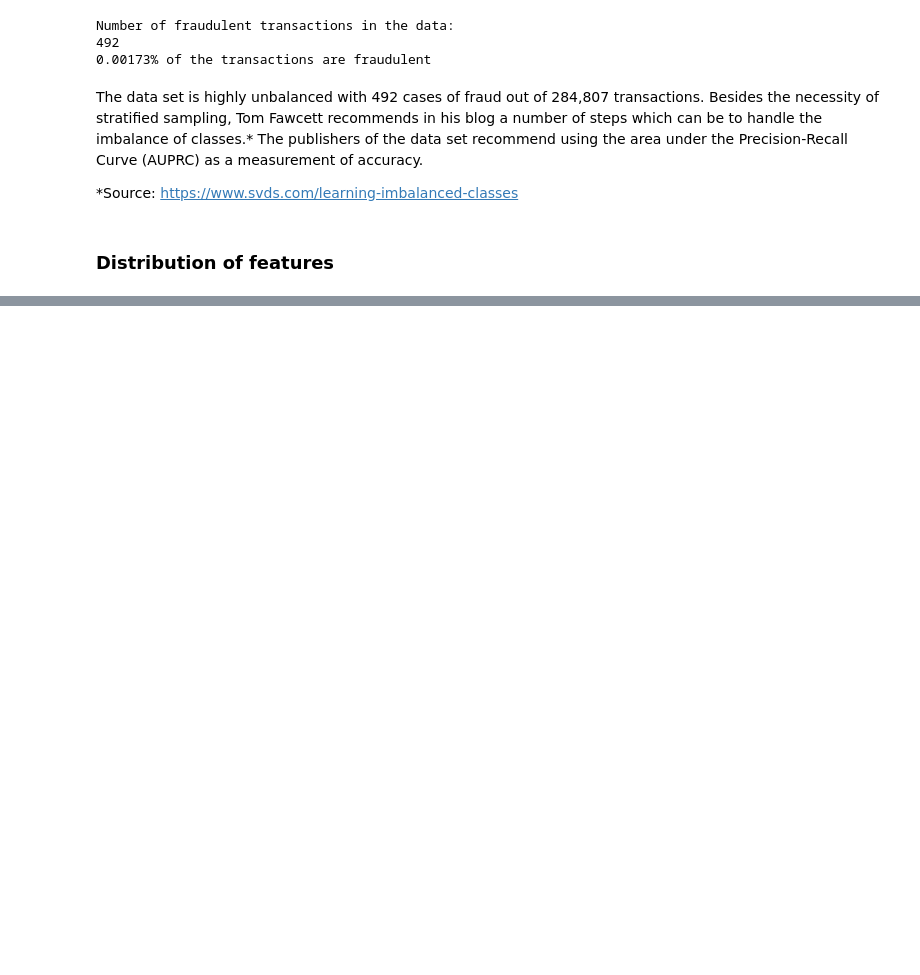
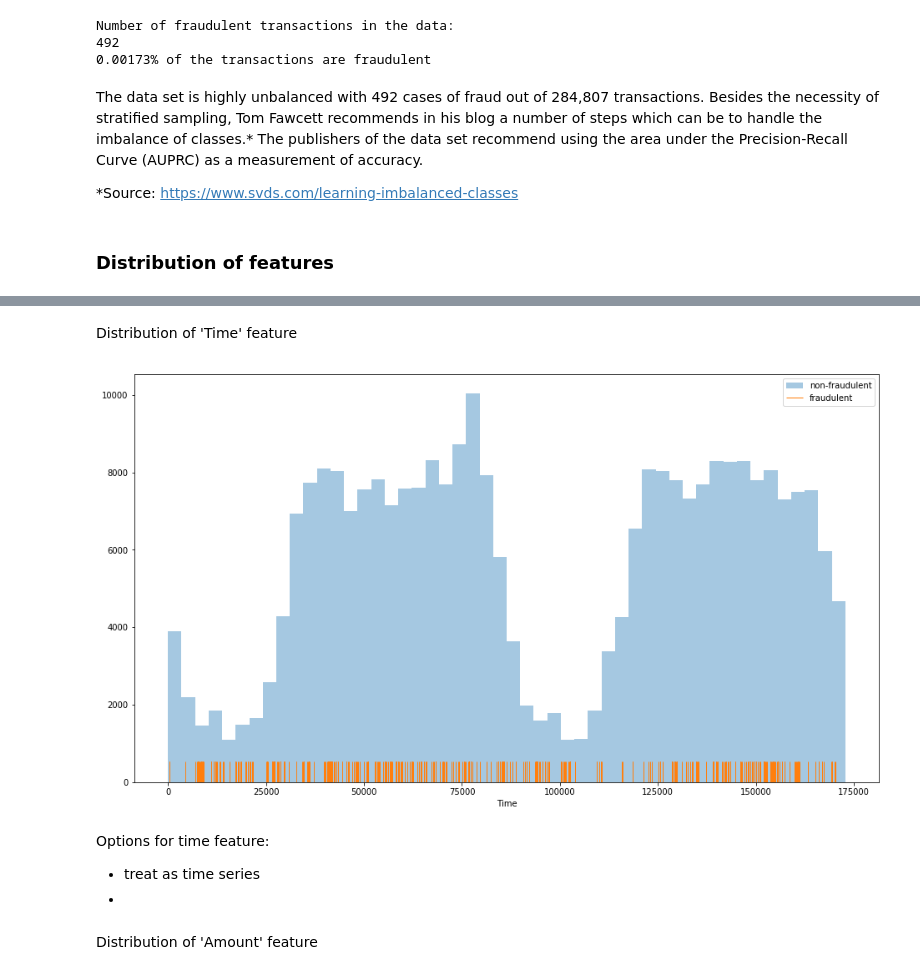
Before and after one commit to abfu/credt_card_fraud_detection, a Jupyter notebook: fraud_detection.ipynb, the cells around one changed output, grey strips where cells are left out. Drawn from its saved outputs; the diff is of its cells as text; code cells hidden in the pictures; blank space fills up the shorter version.

```diff
--- a/fraud_detection.ipynb
+++ b/fraud_detection.ipynb
@@ -124,0 +154,17 @@ the area under the Precision-Recall Curve (AUPRC) as a measurement of accuracy.
+# %% [markdown]
+Distribution of 'Time' feature
+# %%
+plt.figure(figsize=(16, 9))
+sns.distplot(data_nf['Time'], kde=False, hist=True, label='non-fraudulent')
+sns.distplot(data_f['Time'], kde=False, rug=True, hist=False, label='fraudulent')
+plt.legend()
+plt.show()
+# %% [output]
+[figure, added]
+# %% [markdown]
+Options for time feature:
+
+* treat as time series
+*
+# %% [markdown]
+Distribution of 'Amount' feature
```
Also changed, not shown: parts of 21 cells of this notebook.
